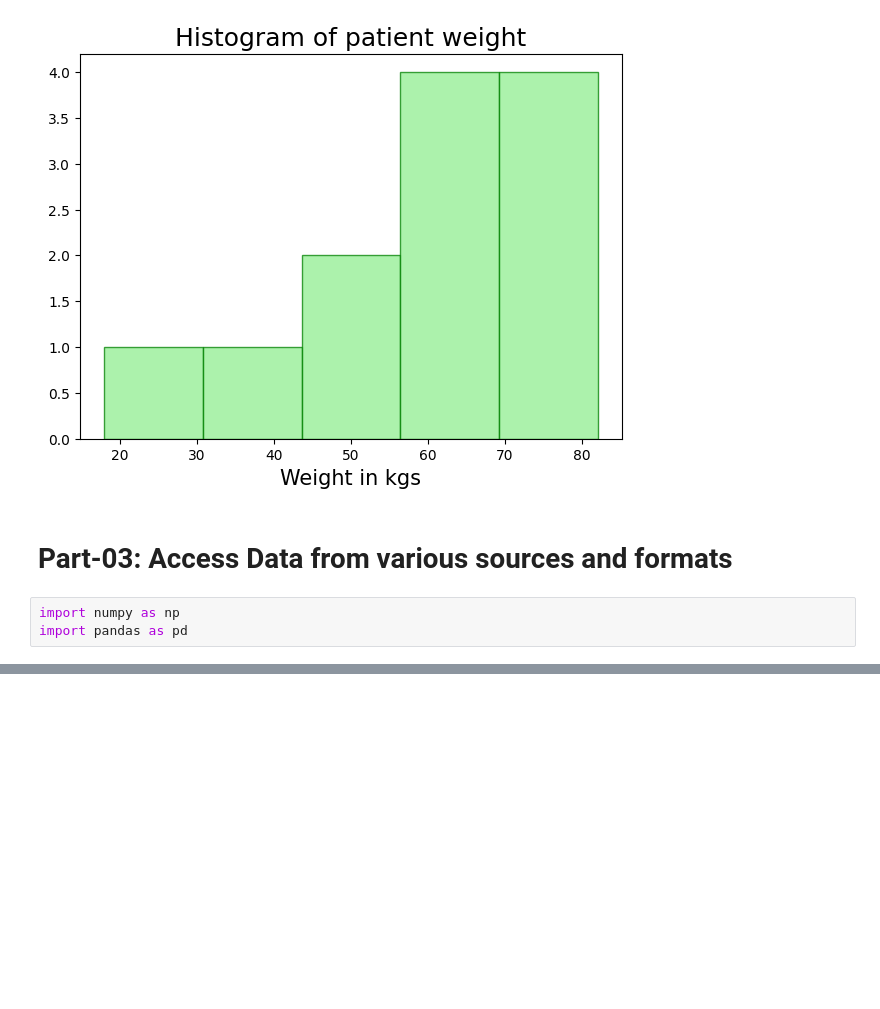
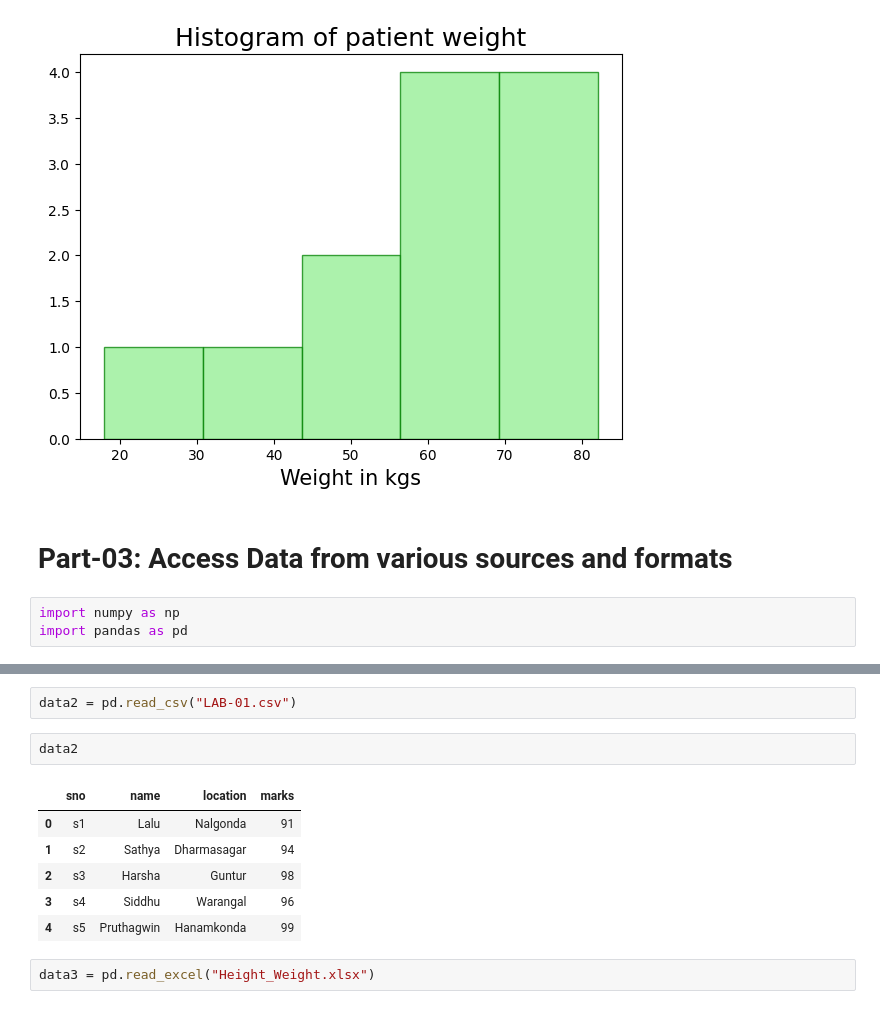
Before and after one commit to Pesaru-Sathyendra-Varma/AIML-2025, a Jupyter notebook: Lab01_AIML.ipynb, the cells around one changed output, grey strips where cells are left out. Drawn from its saved outputs; the diff is of its cells as text; blank space fills up the shorter version.

```diff
--- a/Lab01_AIML.ipynb
+++ b/Lab01_AIML.ipynb
@@ -134,0 +148,13 @@ import pandas as pd
+# %%
+data2 = pd.read_csv("LAB-01.csv")
+# %%
+data2
+# %% [output]
+|  | sno | name | location | marks |
+| 0 | s1 | Lalu | Nalgonda | 91 |
+| 1 | s2 | Sathya | Dharmasagar | 94 |
+| 2 | s3 | Harsha | Guntur | 98 |
+| 3 | s4 | Siddhu | Warangal | 96 |
+| 4 | s5 | Pruthagwin | Hanamkonda | 99 |
+# %%
+data3 = pd.read_excel("Height_Weight.xlsx")
```
Also changed, not shown: parts of 4 cells of this notebook.
